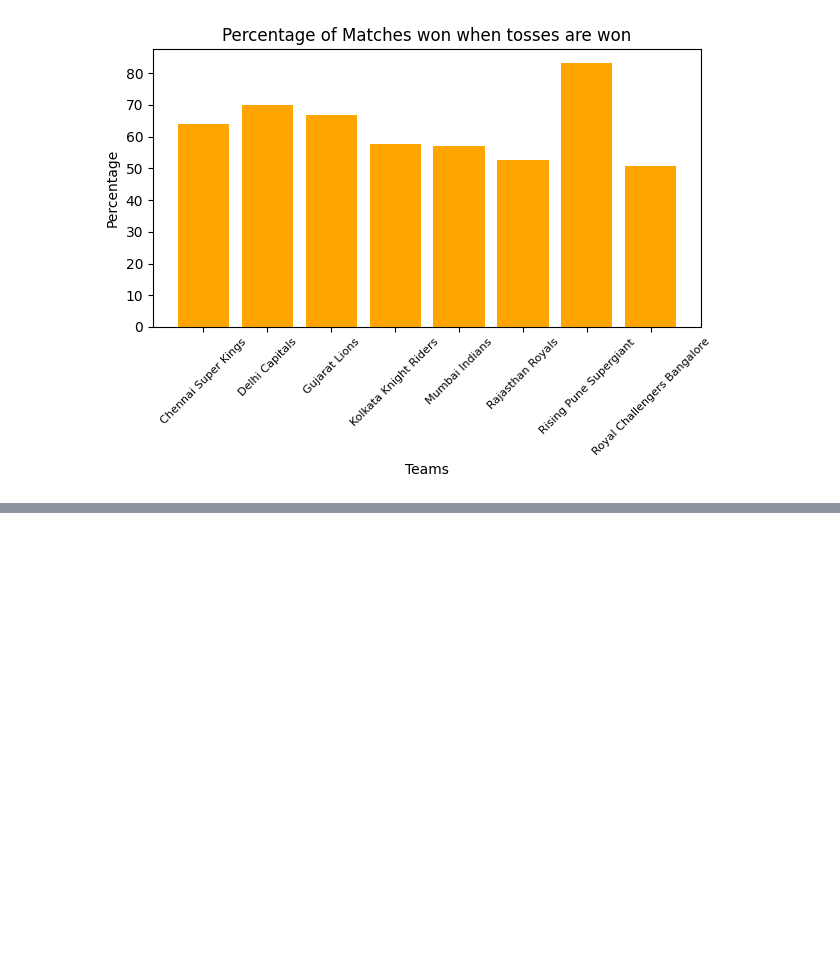
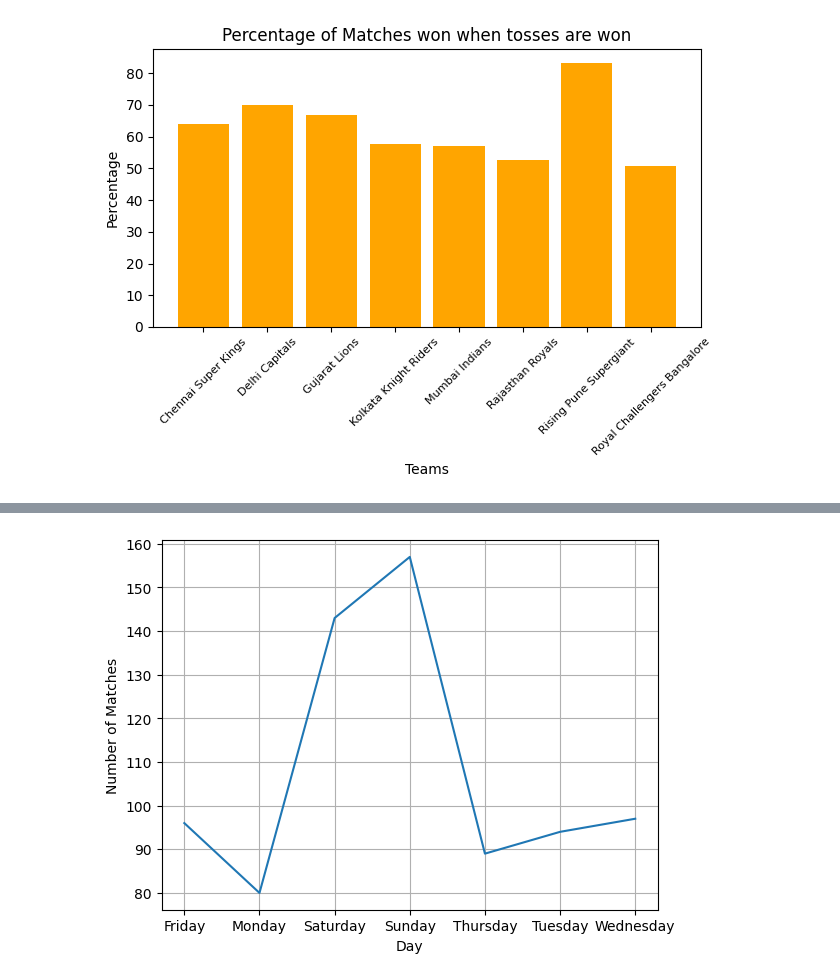
Before and after one commit to girish-kumar-l/data-analytics, a Jupyter notebook: Indian_Premier_League.ipynb, the cells around one changed output, grey strips where cells are left out. Cells and saved outputs as stored; diff of their text form; code cells hidden in the pictures; blank space fills up the shorter version.

```diff
--- a/Indian_Premier_League.ipynb
+++ b/Indian_Premier_League.ipynb
@@ -213,0 +262,14 @@ plt.tight_layout()
+# %%
+#on which day do we have highest number of matches for advertisements?
+ipl['Day'] = ipl['date'].dt.day_name()
+BestTimeAdds = ipl.groupby('Day').count().reset_index()
+from matplotlib.ticker import StrMethodFormatter
+plt.plot(BestTimeAdds['Day'],BestTimeAdds['id'])
+plt.xlabel('Day')
+plt.ylabel('Number of Matches')
+plt.grid()
+formatter = StrMethodFormatter('{x:.0f}')
+plt.gca().yaxis.set_major_formatter(formatter)
+plt.show()
+# %% [output]
+[figure, added]
```
Also changed, not shown: parts of 4 cells of this notebook.
